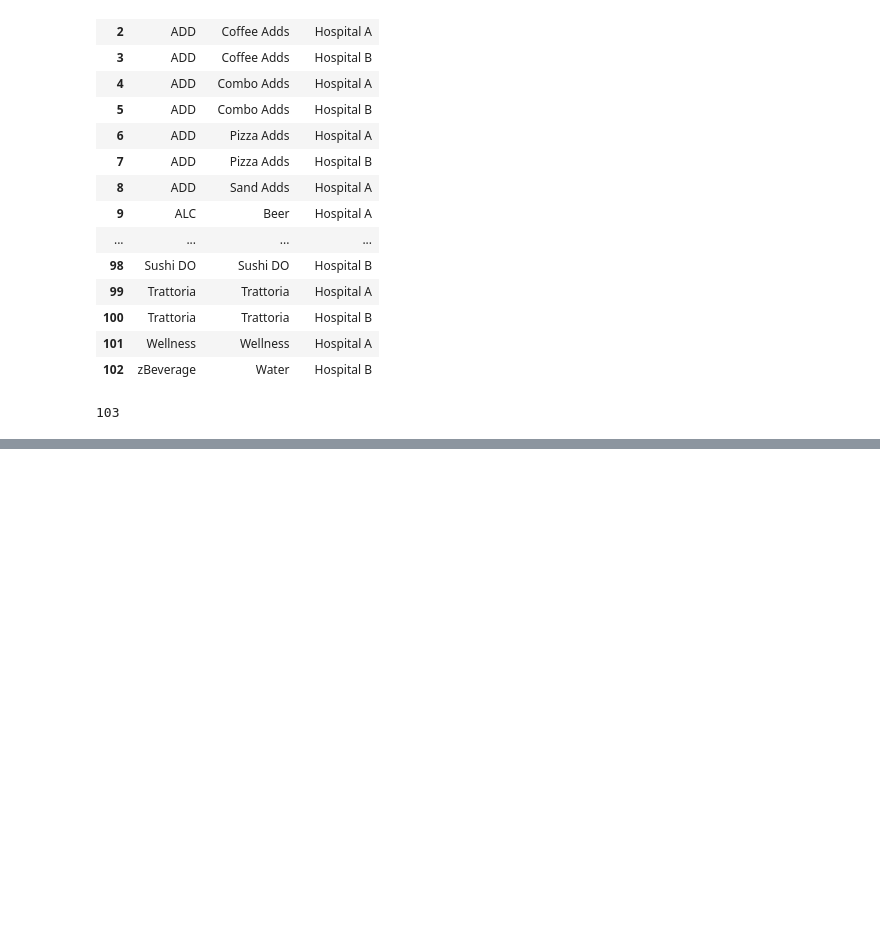
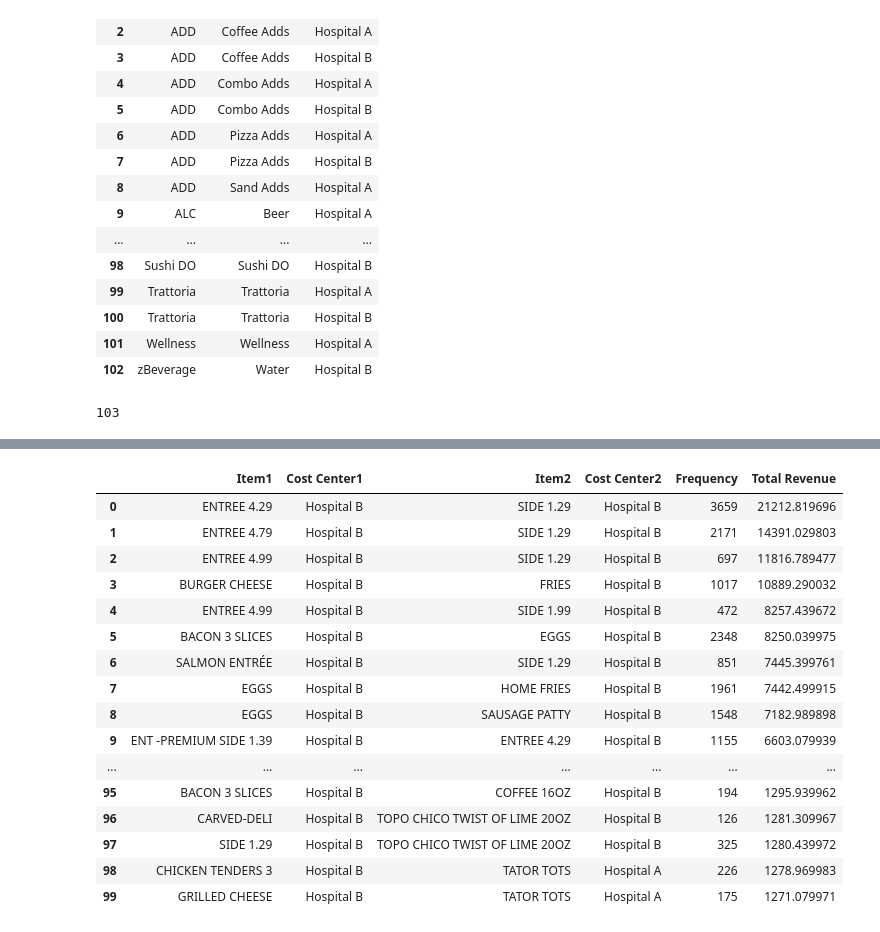
Before and after one commit to masterjsullivan/C1_Case_Study, a Jupyter notebook: whiteboard.ipynb, the cells around one changed output, grey strips where cells are left out. Cells and saved outputs as stored; diff of their text form; code cells hidden in the pictures; blank space fills up the shorter version.

```diff
--- a/whiteboard.ipynb
+++ b/whiteboard.ipynb
@@ -189,0 +375,20 @@ categories.to_sql("categories", engine, if_exists="replace", index=True, chunksi
+# %%
+all_pairs.head(100)
+# %% [output]
+|  | Item1 | Cost Center1 | Item2 | Cost Center2 | Frequency | Total Revenue |
+| 0 | ENTREE 4.29 | Hospital B | SIDE 1.29 | Hospital B | 3659 | 21212.819696 |
+| 1 | ENTREE 4.79 | Hospital B | SIDE 1.29 | Hospital B | 2171 | 14391.029803 |
+| 2 | ENTREE 4.99 | Hospital B | SIDE 1.29 | Hospital B | 697 | 11816.789477 |
+| 3 | BURGER CHEESE | Hospital B | FRIES | Hospital B | 1017 | 10889.290032 |
+| 4 | ENTREE 4.99 | Hospital B | SIDE 1.99 | Hospital B | 472 | 8257.439672 |
+| 5 | BACON 3 SLICES | Hospital B | EGGS | Hospital B | 2348 | 8250.039975 |
+| 6 | SALMON ENTRÉE | Hospital B | SIDE 1.29 | Hospital B | 851 | 7445.399761 |
+| 7 | EGGS | Hospital B | HOME FRIES | Hospital B | 1961 | 7442.499915 |
+| 8 | EGGS | Hospital B | SAUSAGE PATTY | Hospital B | 1548 | 7182.989898 |
+| 9 | ENT -PREMIUM SIDE 1.39 | Hospital B | ENTREE 4.29 | Hospital B | 1155 | 6603.079939 |
+| ... | ... | ... | ... | ... | ... | ... |
+| 95 | BACON 3 SLICES | Hospital B | COFFEE 16OZ | Hospital B | 194 | 1295.939962 |
+| 96 | CARVED-DELI | Hospital B | TOPO CHICO TWIST OF LIME 20OZ | Hospital B | 126 | 1281.309967 |
+| 97 | SIDE 1.29 | Hospital B | TOPO CHICO TWIST OF LIME 20OZ | Hospital B | 325 | 1280.439972 |
+| 98 | CHICKEN TENDERS 3 | Hospital B | TATOR TOTS | Hospital A | 226 | 1278.969983 |
+| 99 | GRILLED CHEESE | Hospital B | TATOR TOTS | Hospital A | 175 | 1271.079971 |
```
Also changed, not shown: parts of 2 cells of this notebook, 7 other files.
